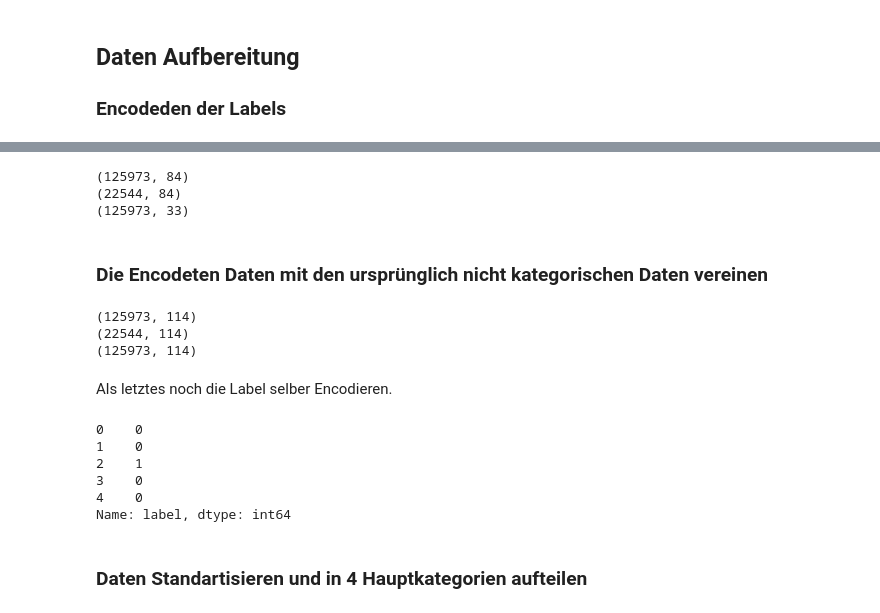
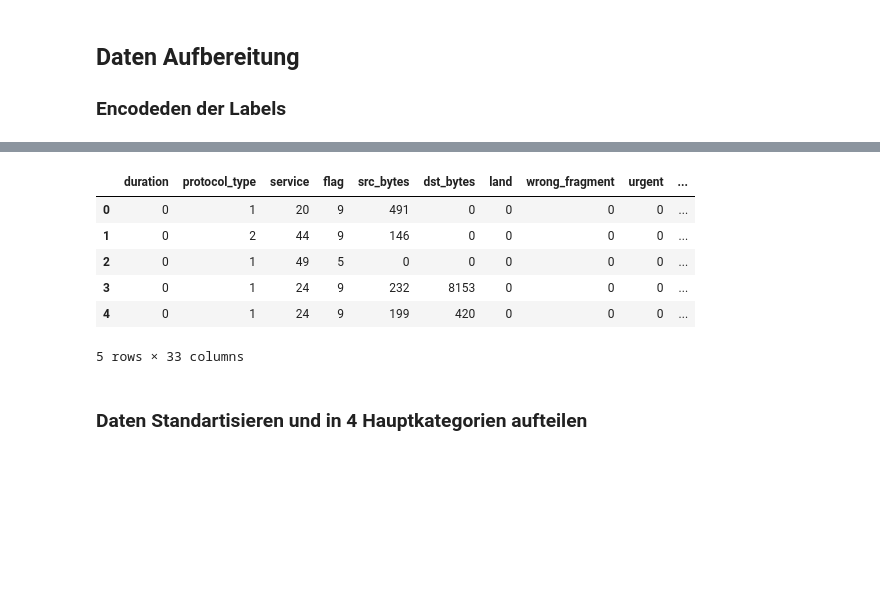
Before and after one commit to Bezes13/LSC, a Jupyter notebook: Projekt_NIDS/NIDS_Belzer_Wendt_main.ipynb, the cells around one changed output, grey strips where cells are left out. Drawn from its saved outputs; the diff is of its cells as text; code cells hidden in the pictures; blank space fills up the shorter version.

```diff
--- a/Projekt_NIDS/NIDS_Belzer_Wendt_main.ipynb
+++ b/Projekt_NIDS/NIDS_Belzer_Wendt_main.ipynb
@@ -362,3 +362,5 @@ print(df_test.shape)
 ### Encodeden der Labels
 # %%
 from sklearn.preprocessing import LabelEncoder
+
+lc = LabelEncoder()
@@ -432,58 +367,32 @@ train_categorical_data.shape
-# %%
-trainservice = df_train['service'].tolist()
-testservice = df_test['service'].tolist()
-difference = list(set(trainservice) - set(testservice))
-
-for col in [service_prefix + x for x in difference]:
-    test_categorical_data[col] = 0
-
-print(train_categorical_data.shape)
-print(test_categorical_data.shape)
-print(df_train.shape)
-# %% [output]
-(125973, 84)
-(22544, 84)
-(125973, 33)
-# %% [markdown]
-### Die Encodeten Daten mit den ursprünglich nicht kategorischen Daten vereinen
-# %%
-df_train_new = df_train.join(train_categorical_data)
-df_train_new.drop(columns='flag', inplace=True)
-df_train_new.drop(columns='protocol_type',inplace=True)
-df_train_new.drop(columns='service', inplace=True)
-
-df_test_new = df_test.join(test_categorical_data)
-df_test_new.drop(columns='flag', inplace=True)
-df_test_new.drop(columns='protocol_type', inplace=True)
-df_test_new.drop(columns='service', inplace=True)
-
-print(df_train_new.shape)
-print(df_test_new.shape)
-print(df_train_new.dropna().shape)
-# %% [output]
-(125973, 114)
-(22544, 114)
-(125973, 114)
-# %% [markdown]
-Als letztes noch die Label selber Encodieren.
 # %%
-df_train_new['label'].replace({ 'normal' : 0, 'neptune' : 1 ,'back': 1, 'land': 1, 'pod': 1, 'smurf': 1, 'teardrop': 1,'mailbomb': 1, 'apache2': 1, 'processtable': 1, 'udpstorm': 1, 'worm': 1,
+categorical_columns = ['protocol_type', 'service', 'flag']
+
+df_train['protocol_type'] = lc.fit_transform(df_train['protocol_type'])
+df_train['service'] = lc.fit_transform(df_train['service'])
+df_train['flag'] = lc.fit_transform(df_train['flag'])
+
+df_test['protocol_type'] = lc.fit_transform(df_test['protocol_type'])
+df_test['service'] = lc.fit_transform(df_test['service'])
+df_test['flag'] = lc.fit_transform(df_test['flag'])
+
+df_train['label'].replace({ 'normal' : 0, 'neptune' : 1 ,'back': 1, 'land': 1, 'pod': 1, 'smurf': 1, 'teardrop': 1,'mailbomb': 1, 'apache2': 1, 'processtable': 1, 'udpstorm': 1, 'worm': 1,
                            'ipsweep' : 2,'nmap' : 2,'portsweep' : 2,'satan' : 2,'mscan' : 2,'saint' : 2
                            ,'ftp_write': 3,'guess_passwd': 3,'imap': 3,'multihop': 3,'phf': 3,'spy': 3,'warezclient': 3,'warezmaster': 3,'sendmail': 3,'named': 3,'snmpgetattack': 3,'snmpguess': 3,'xlock': 3,'xsnoop': 3,'httptunnel': 3,
-                           'buffer_overflow': 4,'loadmodule': 4,'perl': 4,'rootkit': 4,'ps': 4,'sqlattack': 4,'xterm': 4}, inplace=True)
-df_test_new['label'].replace({ 'normal' : 0, 'neptune' : 1 ,'back': 1, 'land': 1, 'pod': 1, 'smurf': 1, 'teardrop': 1,'mailbomb': 1, 'apache2': 1, 'processtable': 1, 'udpstorm': 1, 'worm': 1,
+                           'buffer_overflow': 4,'loadmodule': 4,'perl': 4,'rootkit': 4,'ps': 4,'sqlattack': 4,'xterm': 4},inplace=True)
+df_test['label'].replace({ 'normal' : 0, 'neptune' : 1 ,'back': 1, 'land': 1, 'pod': 1, 'smurf': 1, 'teardrop': 1,'mailbomb': 1, 'apache2': 1, 'processtable': 1, 'udpstorm': 1, 'worm': 1,
                            'ipsweep' : 2,'nmap' : 2,'portsweep' : 2,'satan' : 2,'mscan' : 2,'saint' : 2
                            ,'ftp_write': 3,'guess_passwd': 3,'imap': 3,'multihop': 3,'phf': 3,'spy': 3,'warezclient': 3,'warezmaster': 3,'sendmail': 3,'named': 3,'snmpgetattack': 3,'snmpguess': 3,'xlock': 3,'xsnoop': 3,'httptunnel': 3,
-                           'buffer_overflow': 4,'loadmodule': 4,'perl': 4,'rootkit': 4,'ps': 4,'sqlattack': 4,'xterm': 4},
-                             inplace=True)
-df_train_new['label'].head()
+                           'buffer_overflow': 4,'loadmodule': 4,'perl': 4,'rootkit': 4,'ps': 4,'sqlattack': 4,'xterm': 4},inplace=True)
-# %% [output]
-0    0
-1    0
-2    1
-3    0
-4    0
-Name: label, dtype: int64
+# %%
+df_train.head()
+# %% [output]
+|  | duration | protocol_type | service | flag | src_bytes | dst_bytes | land | wrong_fragment | urgent | ... |
+| 0 | 0 | 1 | 20 | 9 | 491 | 0 | 0 | 0 | 0 | ... |
+| 1 | 0 | 2 | 44 | 9 | 146 | 0 | 0 | 0 | 0 | ... |
+| 2 | 0 | 1 | 49 | 5 | 0 | 0 | 0 | 0 | 0 | ... |
+| 3 | 0 | 1 | 24 | 9 | 232 | 8153 | 0 | 0 | 0 | ... |
+| 4 | 0 | 1 | 24 | 9 | 199 | 420 | 0 | 0 | 0 | ... |
+5 rows × 33 columns
 # %% [markdown]
 ### Daten Standartisieren und in 4 Hauptkategorien aufteilen
 # %%
```
Also changed, not shown: parts of 16 cells of this notebook.
